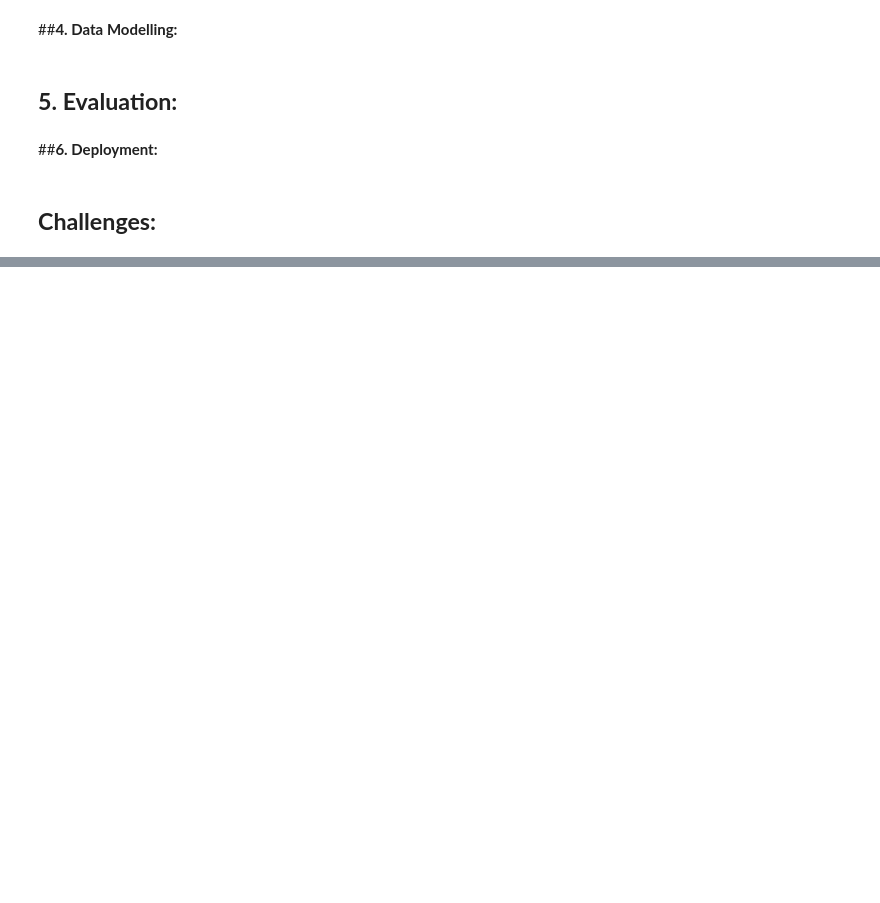
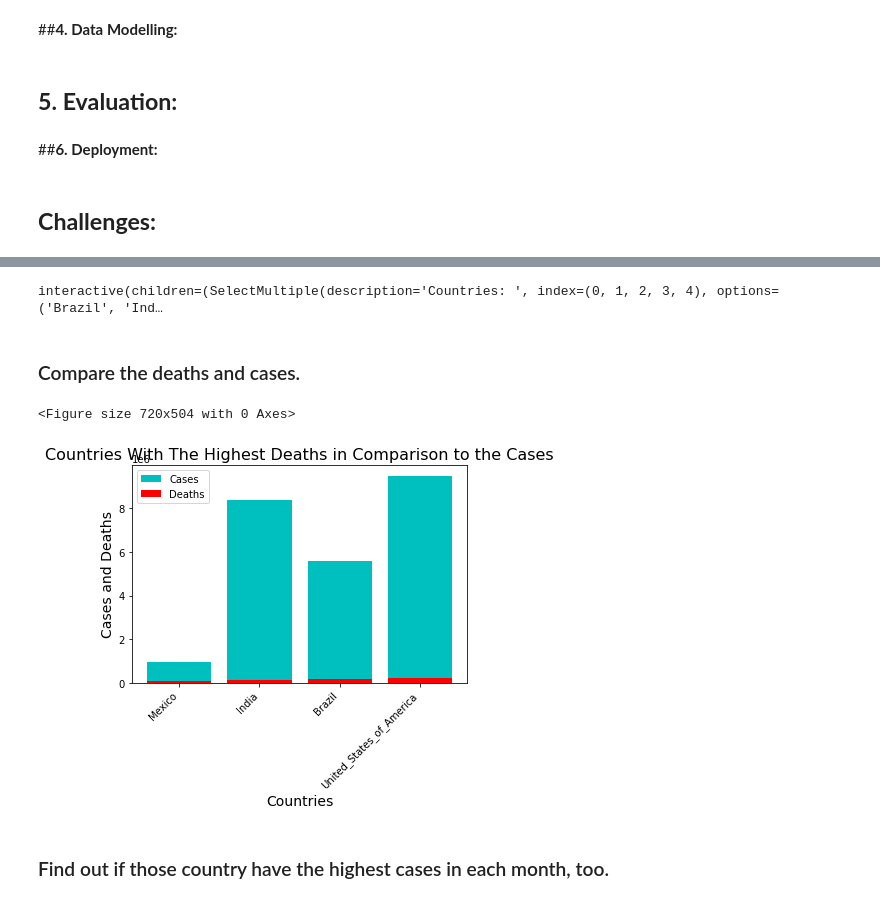
Before and after one commit to raulFuzita/cct_data_visualisation_communication, a Jupyter notebook: DVC_CA_Marina.ipynb, the cells around one changed output, grey strips where cells are left out. Cells and saved outputs as stored; diff of their text form; code cells hidden in the pictures; blank space fills up the shorter version.

```diff
--- a/DVC_CA_Marina.ipynb
+++ b/DVC_CA_Marina.ipynb
@@ -173,0 +426,7 @@ The Covid situation is a very sensitive topic and every nation has dealt with it
+# %%
+cases_deaths = df.groupby(by=['Location.Country'], as_index=False).agg({
+    'Data.Cases':'sum',
+    'Data.Deaths':'sum',
+    'Data.Population':'max'
+})
+cases_deaths_date = df.groupby(['Date.Month', 'Date.Day'], as_index=False)[['Data.Cases', 'Data.Deaths']].apply(sum)
@@ -173,0 +435,3 @@ The Covid situation is a very sensitive topic and every nation has dealt with it
+# %%
+country4_hd = cases_deaths.sort_values('Data.Deaths')[-4:]
+country4_hd.head()
@@ -173,0 +448,48 @@ The Covid situation is a very sensitive topic and every nation has dealt with it
+# %%
+#@title Run this cell and select a country from the select area.
+
+default = dfplot.columns.unique()
+options = default.append(pd.Index(['Default']))
+four_country_picker = widgets.SelectMultiple(
+    options=options,
+    value=list(options),
+    description='Countries: '
+)
+
+@widgets.interact(symbols=four_country_picker)
+def render(symbols):
+  if 'Default' in symbols:
+    symbols = tuple(options)
+  selected = dfplot[dfplot.columns[dfplot.columns.isin(symbols)]]
+  plt.figure(figsize =(12, 9))
+  plt.plot(cases_deaths_date['Data.Deaths'])
+  plt.plot(selected)
+  plt.xlabel('Days in a Year', fontsize=14)
+  plt.ylabel('Deaths\' rate', fontsize=14)
+  plt.title('Total Deaths vs Country\'s Deaths', fontsize=16)
+  plt.legend(['Total Deaths']+list(symbols))
+  plt.show()
+# %% [output]
+interactive(children=(SelectMultiple(description='Countries: ', index=(0, 1, 2, 3, 4), options=('Brazil', 'Ind…
+# %% [markdown]
+### Compare the deaths and cases.
+# %%
+plt.figure(figsize =(10, 7))
+country = country4_hd['Location.Country'].values
+pos = np.arange(len(country))
+
+ax = plt.subplots()
+plt.bar(pos, country4_hd['Data.Cases'], color='c', label='Cases')
+plt.bar(pos, country4_hd['Data.Deaths'], color='r', label='Deaths')
+plt.xticks(pos, country, color='black', rotation=45, horizontalalignment='right')
+
+plt.xlabel('Countries', fontsize=14)
+plt.ylabel('Cases and Deaths', fontsize=14)
+plt.title('Countries With The Highest Deaths in Comparison to the Cases', fontsize=16)
+plt.legend()
+plt.show()
+# %% [output]
+<Figure size 720x504 with 0 Axes>
+[figure, added]
+# %% [markdown]
+### Find out if those country have the highest cases in each month, too.
```
Also changed, not shown: parts of 62 cells of this notebook.
